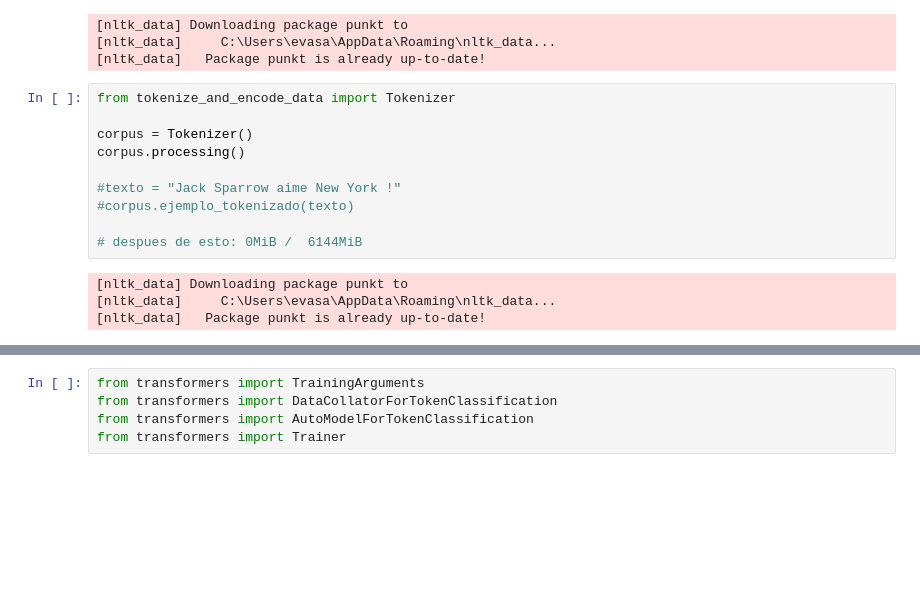
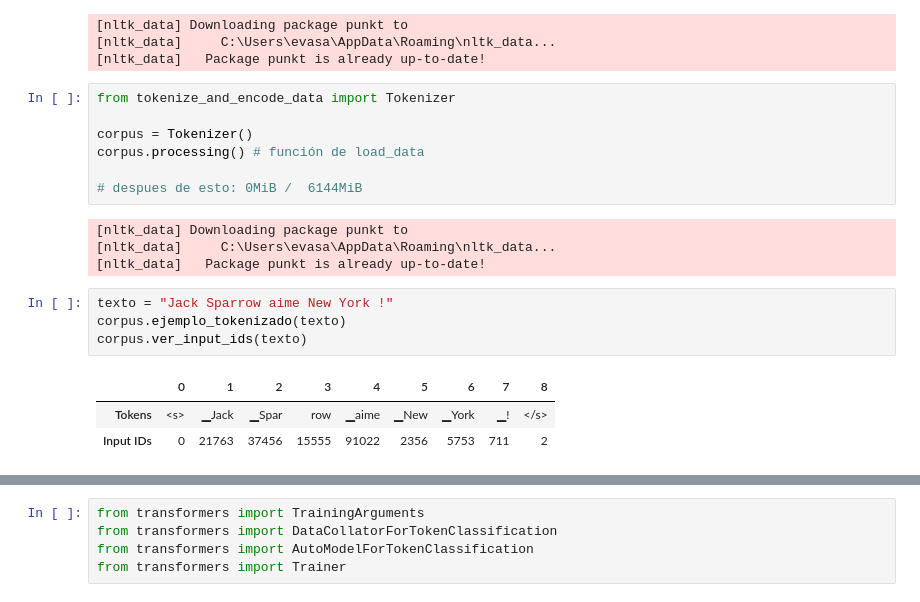
Before and after one commit to itsevs/clara-dm, a Jupyter notebook: main_finetuning.ipynb, the cells around one changed output, grey strips where cells are left out. Cells and saved outputs as stored; diff of their text form; blank space fills up the shorter version.

```diff
--- a/main_finetuning.ipynb
+++ b/main_finetuning.ipynb
@@ -43,16 +46,21 @@ corpus.processing()
 from tokenize_and_encode_data import Tokenizer
 
 corpus = Tokenizer()
-corpus.processing()
-
-#texto = "Jack Sparrow aime New York !"
-#corpus.ejemplo_tokenizado(texto)
+corpus.processing() # función de load_data
 
 # despues de esto: 0MiB /  6144MiB
 # %% [output]
 [nltk_data] Downloading package punkt to
 [nltk_data]     C:\Users\evasa\AppData\Roaming\nltk_data...
 [nltk_data]   Package punkt is already up-to-date!
+# %%
+texto = "Jack Sparrow aime New York !"
+corpus.ejemplo_tokenizado(texto)
+corpus.ver_input_ids(texto)
+# %% [output]
+|  | 0 | 1 | 2 | 3 | 4 | 5 | 6 | 7 | 8 |
+| Tokens | <s> | ▁Jack | ▁Spar | row | ▁aime | ▁New | ▁York | ▁! | </s> |
+| Input IDs | 0 | 21763 | 37456 | 15555 | 91022 | 2356 | 5753 | 711 | 2 |
 # %%
 corpus.encode()
 # después ded eso usa 1156MiB /  6144MiB de RAM la GPU
```
Also changed, not shown: parts of 9 cells of this notebook, 1 other file.
